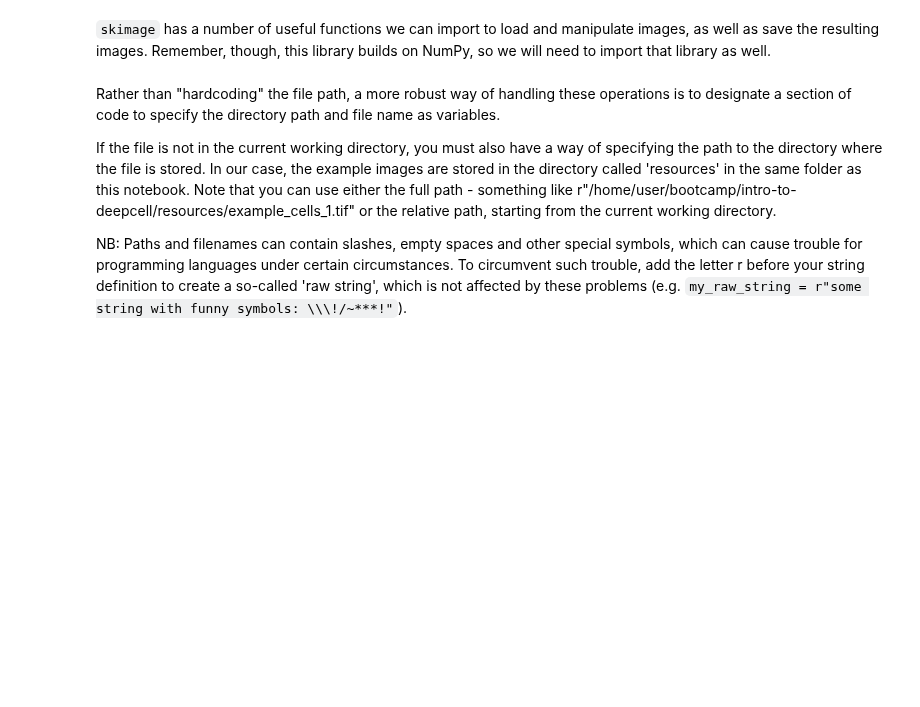
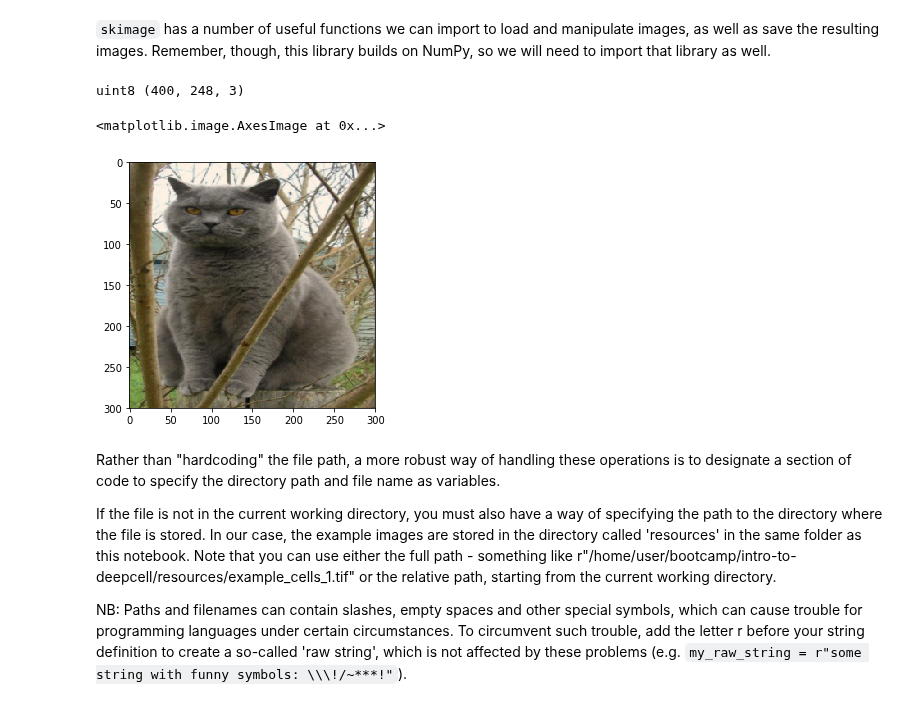
Before and after one commit to vanvalenlab/intro-to-deepcell, a Jupyter notebook: Day2_ImageProcessing.ipynb, the cells around one changed output. Saved outputs shown, nothing was run; the diff lists cells and outputs as text; code cells hidden in the pictures; blank space fills up the shorter version.

```diff
--- a/Day2_ImageProcessing.ipynb
+++ b/Day2_ImageProcessing.ipynb
@@ -20,29 +20,34 @@ In this tutorial, we will cover:
 # %%
 %matplotlib inline
 
 import numpy as np
 
 from skimage.io import imread, imsave, imshow
 from skimage.transform import resize as imresize
 
 # Read an JPEG image into a numpy array
 #img = imread('resources/img_000000000_Phase_000.png')
 img = imread('resources/cat.jpg')
 print(img.dtype, img.shape)  # Prints "uint8 (400, 248, 3)"
 
 # We can tint the image by scaling each of the color channels
 # by a different scalar constant. The image has shape (400, 248, 3);
 # we multiply it by the array [1, 0.95, 0.9] of shape (3,);
 # numpy broadcasting means that this leaves the red channel unchanged,
 # and multiplies the green and blue channels by 0.95 and 0.9
 # respectively.
 img_tinted = img * [1, 0.95, 0.9]
 
 # Resize the tinted image to be 300 by 300 pixels.
 img_tinted = imresize(img_tinted, (300, 300))
 
 # Write the tinted image back to disk
 imsave('resources/cat_tinted.jpg', np.uint8(img_tinted))
+imshow(img_tinted.astype('uint8'))
+# %% [output]
+uint8 (400, 248, 3)
+<matplotlib.image.AxesImage at 0x...>
+[figure, added]
 # %% [markdown]
 Rather than "hardcoding" the file path, a more robust way of handling these operations is to designate a section of code to specify the directory path and file name as variables.
 
```
Also changed, not shown: parts of 46 cells of this notebook.
